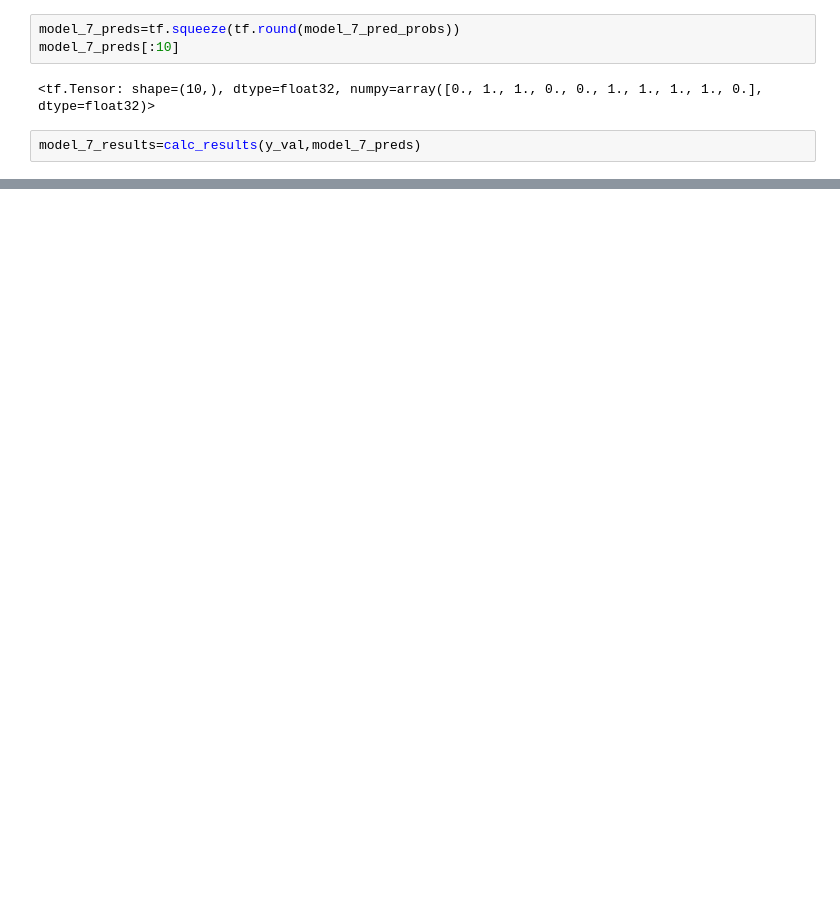
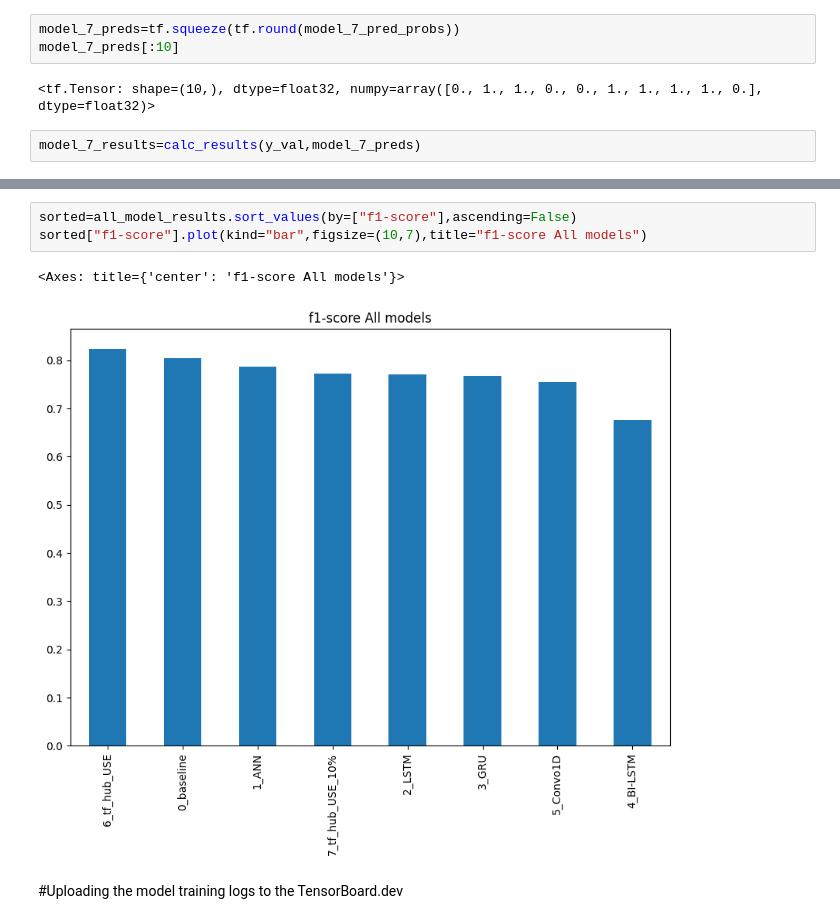
Before and after one commit to MananShukla7/TensorFlow-NLP, a Jupyter notebook: 01_intro_tf_nlp.ipynb, the cells around one changed output, grey strips where cells are left out. Saved outputs shown, nothing was run; the diff lists cells and outputs as text; blank space fills up the shorter version.

```diff
--- a/01_intro_tf_nlp.ipynb
+++ b/01_intro_tf_nlp.ipynb
@@ -1600,0 +1643,8 @@ model_7_results,baseline_results
+# %%
+sorted=all_model_results.sort_values(by=["f1-score"],ascending=False)
+sorted["f1-score"].plot(kind="bar",figsize=(10,7),title="f1-score All models")
+# %% [output]
+<Axes: title={'center': 'f1-score All models'}>
+[figure, added]
+# %% [markdown]
+#Uploading the model training logs to the TensorBoard.dev
```
Also changed, not shown: parts of 80 cells of this notebook.
